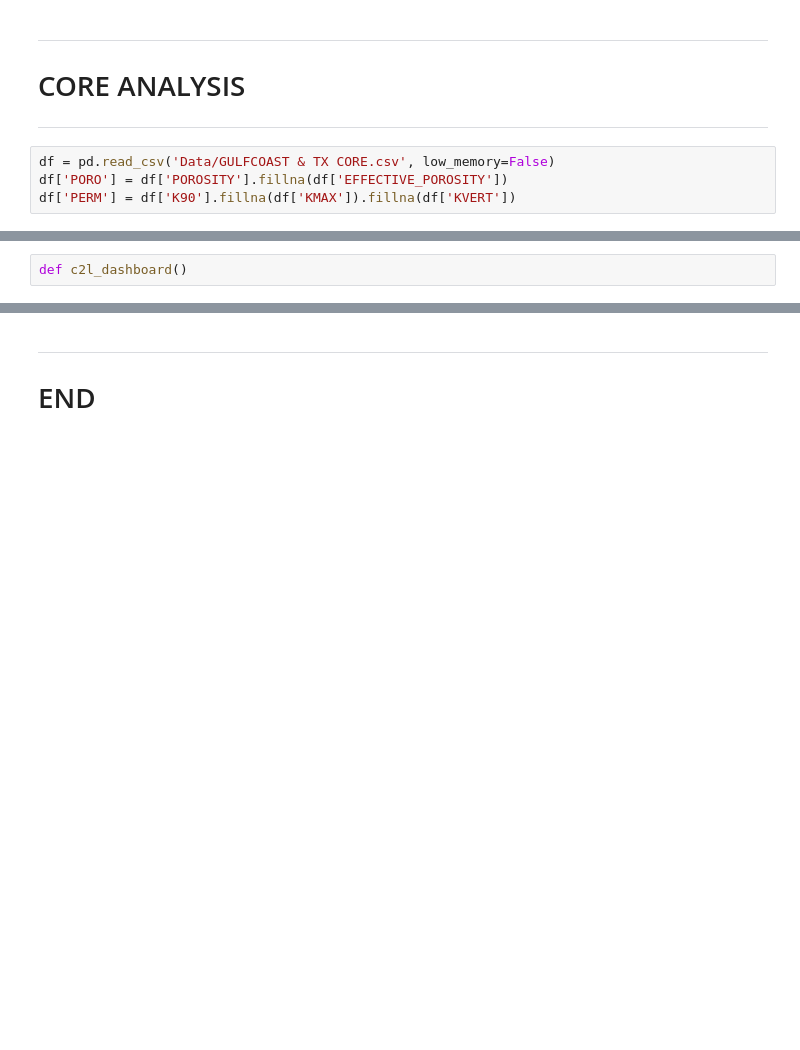
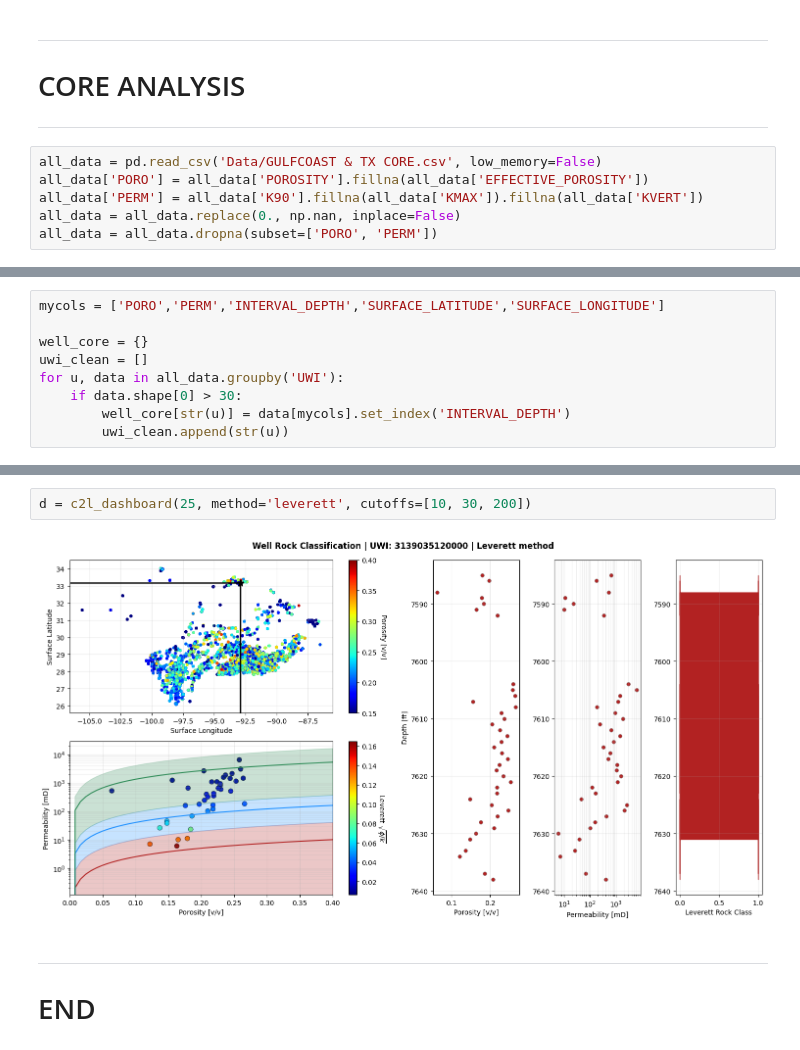
Before and after one commit to misaelmmorales/AutoPetrophysics-GOM-CCS, a Jupyter notebook: spglobal_misael_arc.ipynb, the cells around one changed output, grey strips where cells are left out. Drawn from its saved outputs; the diff is of its cells as text; blank space fills up the shorter version.

```diff
--- a/spglobal_misael_arc.ipynb
+++ b/spglobal_misael_arc.ipynb
@@ -10,6 +10,8 @@ from auto_rock_classification import *
 # CORE ANALYSIS
 ***
 # %%
-df = pd.read_csv('Data/GULFCOAST & TX CORE.csv', low_memory=False)
-df['PORO'] = df['POROSITY'].fillna(df['EFFECTIVE_POROSITY'])
-df['PERM'] = df['K90'].fillna(df['KMAX']).fillna(df['KVERT'])
+all_data = pd.read_csv('Data/GULFCOAST & TX CORE.csv', low_memory=False)
+all_data['PORO'] = all_data['POROSITY'].fillna(all_data['EFFECTIVE_POROSITY'])
+all_data['PERM'] = all_data['K90'].fillna(all_data['KMAX']).fillna(all_data['KVERT'])
+all_data = all_data.replace(0., np.nan, inplace=False)
+all_data = all_data.dropna(subset=['PORO', 'PERM'])
@@ -31,2 +17,0 @@ def plot_xy(data, cmap='jet', s=5, alpha=0.9, alphag=0.2, figsize=(12,4)):
-# %%
-def c2l_dashboard()
@@ -34,0 +18,9 @@ def c2l_dashboard()
+# %%
+mycols = ['PORO','PERM','INTERVAL_DEPTH','SURFACE_LATITUDE','SURFACE_LONGITUDE']
+
+well_core = {}
+uwi_clean = []
+for u, data in all_data.groupby('UWI'):
+    if data.shape[0] > 30:
+        well_core[str(u)] = data[mycols].set_index('INTERVAL_DEPTH')
+        uwi_clean.append(str(u))
@@ -35,3 +202,7 @@ def c2l_dashboard()
+# %%
+d = c2l_dashboard(25, method='leverett', cutoffs=[10, 30, 200])
+# %% [output]
+[figure, added]
 # %% [markdown]
 ***
 # END
```
Also changed, not shown: parts of 4 cells of this notebook, 1 other file.
